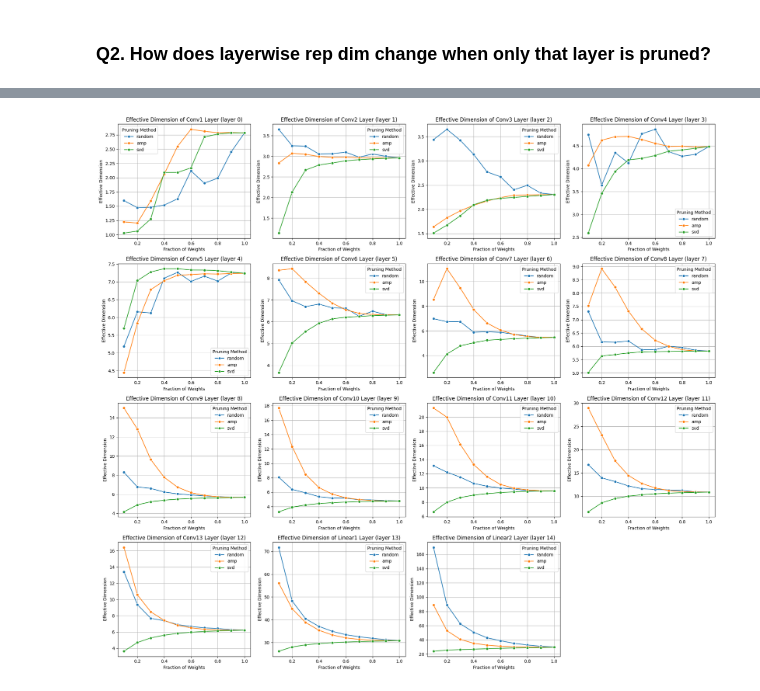
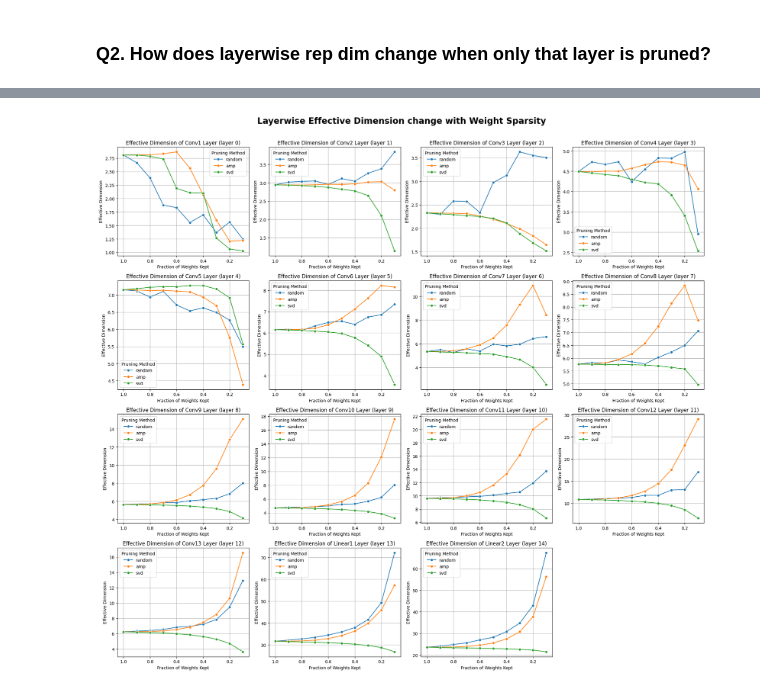
Before and after one commit to niranjanrajesh02/sparsity_alignment, a Jupyter notebook: 1_representation_space/plot_results.ipynb, the cells around one changed output, grey strips where cells are left out. Drawn from its saved outputs; the diff is of its cells as text; code cells hidden in the pictures.

```diff
--- a/1_representation_space/plot_results.ipynb
+++ b/1_representation_space/plot_results.ipynb
@@ -15,7 +19,7 @@ Questions to answer:\
 # %%
 def read_results(prune_method='random', metric="eff_dim", prune_all=True, model_name='vgg'):
     assert prune_method in ['random', 'amp', 'svd']
-    assert metric in ['eff_dim', 'pca_dim', 'val_acc']
+    assert metric in ['eff_dim', 'pca_dim', 'val_acc', 'knn_acc']
     assert model_name in ['vgg']
 
     results_file = f'./results/{model_name}_{metric}_{prune_method}_{"all" if prune_all else "layerwise"}.csv'
@@ -28,7 +32,7 @@ def read_results(prune_method='random', metric="eff_dim", prune_all=True, model_
         df = df[df['layer_name'] != 'Input']
 
 
-    if metric == 'eff_dim' or metric == 'pca_dim': # return np array of [n_layers x n_sparsity_levels]
+    if metric == 'eff_dim' or metric == 'pca_dim' or metric == 'knn_acc': # return np array of [n_layers x n_sparsity_levels]
         res = df.iloc[:, 1:].to_numpy()
 
     elif metric == 'val_acc' and prune_all: # return np array of [n_sparsity_levels,2] 2 for top1 and top5
@@ -43,7 +47,7 @@ def read_results(prune_method='random', metric="eff_dim", prune_all=True, model_
 
 def get_layer_names(prune_method='random', metric="eff_dim", prune_all=True, model_name='vgg'):
     assert prune_method in ['random', 'amp', 'svd']
-    assert metric in ['eff_dim', 'pca_dim', 'val_acc']
+    assert metric in ['eff_dim', 'pca_dim', 'val_acc', 'knn_acc']
     assert model_name in ['vgg']
 
     results_file = f'./results/{model_name}_{metric}_{prune_method}_{"all" if prune_all else "layerwise"}.csv'
@@ -59,7 +63,7 @@ def get_layer_names(prune_method='random', metric="eff_dim", prune_all=True, mod
 
 def get_sparsity_levels(prune_method='random', metric="eff_dim", prune_all=True, model_name='vgg'):
     assert prune_method in ['random', 'amp', 'svd']
-    assert metric in ['eff_dim', 'pca_dim', 'val_acc']
+    assert metric in ['eff_dim', 'pca_dim', 'val_acc', 'knn_acc']
     assert model_name in ['vgg']
 
     results_file = f'./results/{model_name}_{metric}_{prune_method}_{"all" if prune_all else "layerwise"}.csv'
@@ -143,0 +215,15 @@ plt.show()
+# %%
+# plot just penultimate layer pca dim for all 3 methods
+fig, ax = plt.subplots(figsize=(10, 6))
+i = len(layer_names) - 1
+layer_name = layer_names[i]
+df = pd.DataFrame(index=np.arange(len(sparsity_levels)*3), columns=['sparsity_level', 'pca_dim', 'method'])
+df['sparsity_level'] = sparsity_levels*3
+df['pca_dim'] = np.concatenate([pca_dims_random_layerwise[i, :], pca_dims_amp_layerwise[i, :], pca_dims_svd_layerwise[i, :]])
+df['method'] = ['random']*len(sparsity_levels) + ['amp']*len(sparsity_levels) + ['svd']*len(sparsity_levels)
+sns.lineplot(data=df, x='sparsity_level', y='pca_dim', hue='method', marker='o', ax=ax)
+ax.set_title(f'PCA Dimension of {layer_name} Layer (layer {i+1})')
+ax.set_xlabel('Fraction of Weights')
+ax.set_ylabel('PCA Dimension')
+ax.legend(title='Pruning Method')
+ax.grid()
@@ -144,28 +232,29 @@ plt.show()
 # %%
 eff_dims_random_layerwise = read_results(prune_method='random', metric='eff_dim', prune_all=False) #[n_layers x n_sparsity_levels]
 eff_dims_amp_layerwise = read_results(prune_method='amp', metric='eff_dim', prune_all=False)
 eff_dims_svd_layerwise = read_results(prune_method='svd', metric='eff_dim', prune_all=False)
 
 
 fig, axs = plt.subplots(nrows=4, ncols=4, figsize=(20, 18))
 
 for i, ax in enumerate(axs.flatten()):
     if i < len(layer_names):
         layer_name = layer_names[i]
         df = pd.DataFrame(index=np.arange(len(sparsity_levels)*3), columns=['sparsity_level', 'eff_dim', 'method'])
         df['sparsity_level'] = sparsity_levels*3
         df['eff_dim'] = np.concatenate([eff_dims_random_layerwise[i, :], eff_dims_amp_layerwise[i, :], eff_dims_svd_layerwise[i, :]])
         df['method'] = ['random']*len(sparsity_levels) + ['amp']*len(sparsity_levels) + ['svd']*len(sparsity_levels)
         sns.lineplot(data=df, x='sparsity_level', y='eff_dim', hue='method', marker='o', ax=ax)
         ax.set_title(f'Effective Dimension of {layer_name} Layer (layer {i})')
-        ax.set_xlabel('Fraction of Weights')
+        ax.set_xlabel('Fraction of Weights Kept')
+        ax.invert_xaxis()
         ax.set_ylabel('Effective Dimension')
         ax.legend(title='Pruning Method')
         ax.grid()
     else:
         ax.axis('off')
 
-# plt.suptitle('Effective Dimension of Each Layer after Pruning', fontsize=16)
+fig.suptitle("Layerwise Effective Dimension change with Weight Sparsity", fontsize=20, y=1.01, fontweight="bold")
 plt.tight_layout()
 # %% [output]
-[figure, old version]
+[figure, new version]
```
Also changed, not shown: parts of 16 cells of this notebook, 35 other files.
